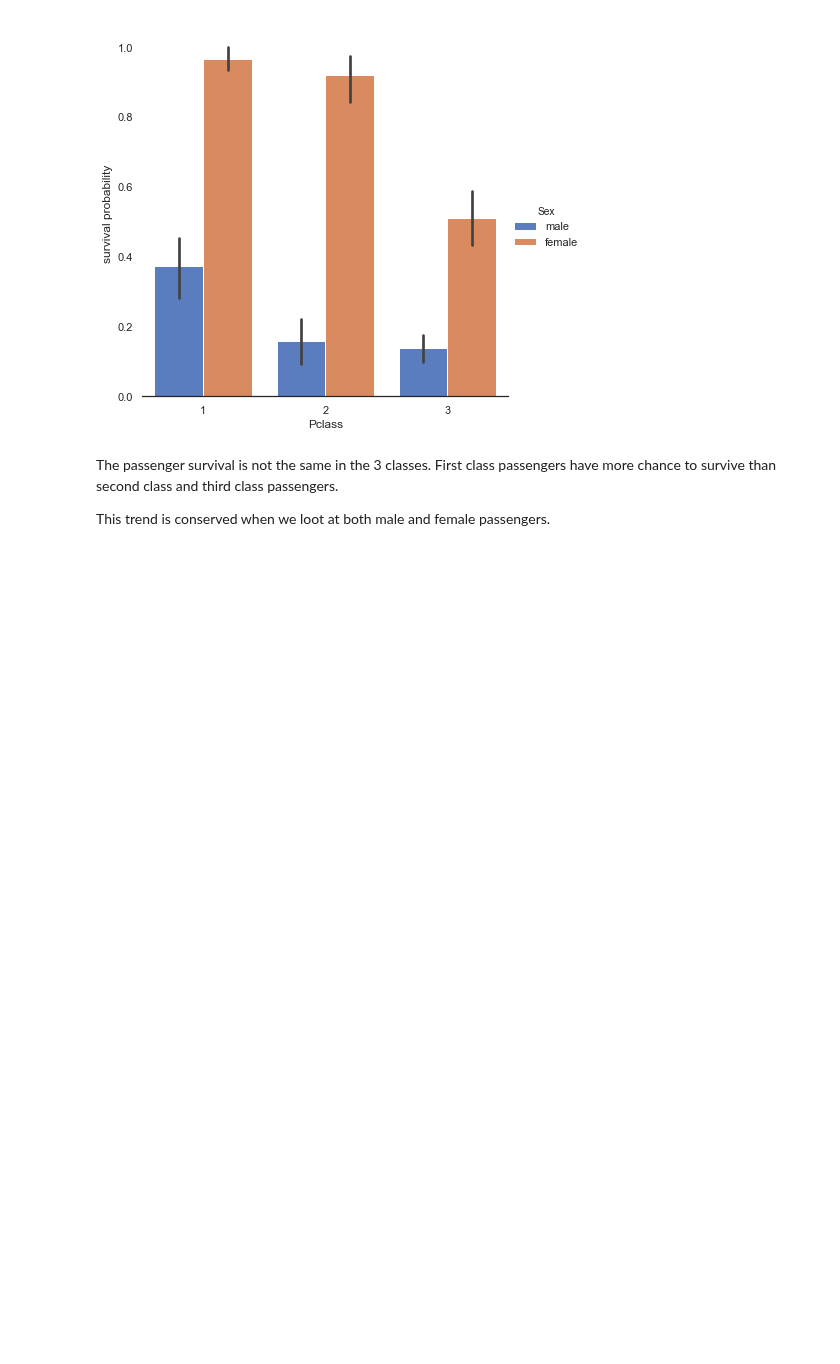
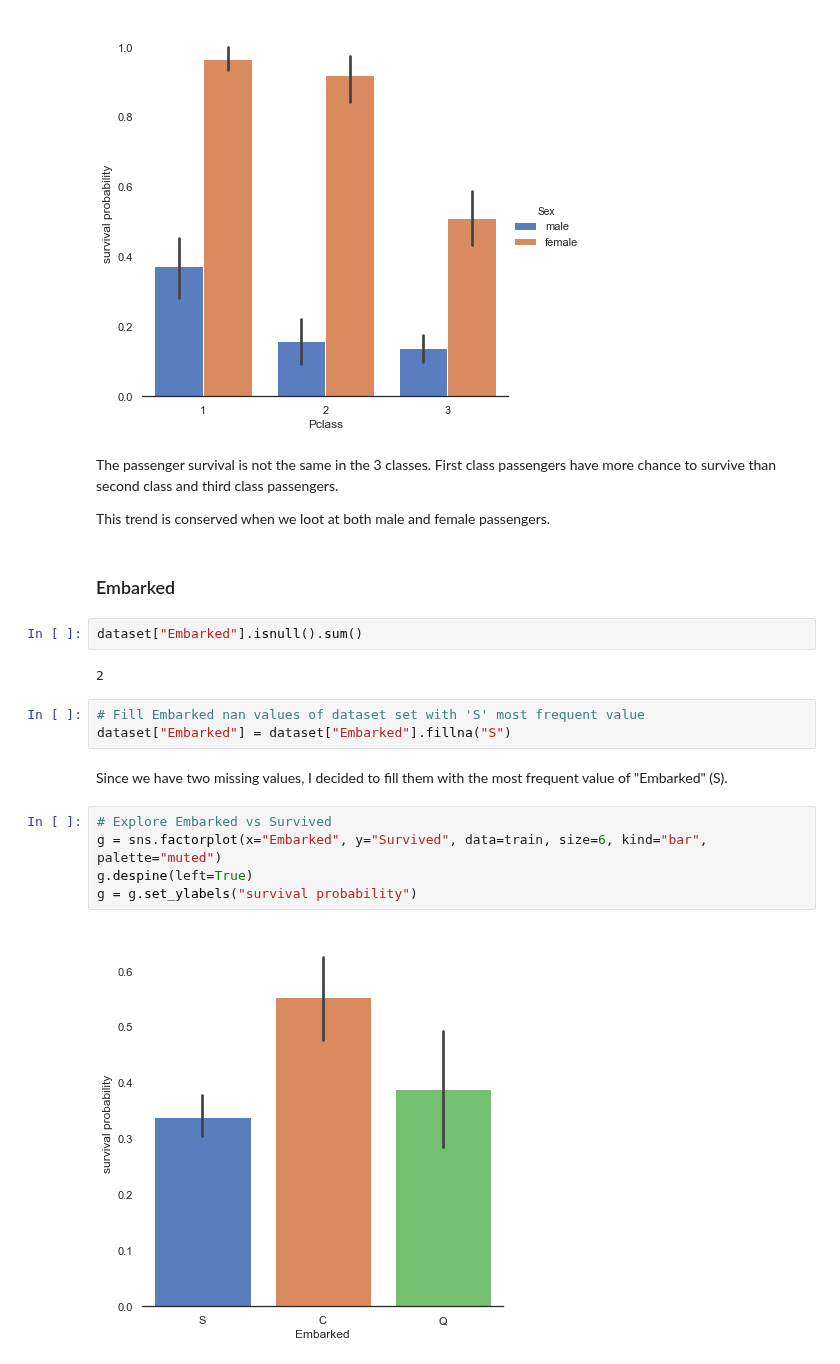
Before and after one commit to JohnHeo04/Day_by_day, a Jupyter notebook: Titanic Top 4% with ensemble modeling_2nd.ipynb, the cells around one changed output. Saved outputs shown, nothing was run; the diff lists cells and outputs as text; blank space fills up the shorter version.

```diff
--- a/Titanic Top 4% with ensemble modeling_2nd.ipynb
+++ b/Titanic Top 4% with ensemble modeling_2nd.ipynb
@@ -390,3 +390,21 @@ g = g.set_ylabels("survival probability")
 The passenger survival is not the same in the 3 classes. First class passengers have more chance to survive than second class and third class passengers.
 
 This trend is conserved when we loot at both male and female passengers.
+# %% [markdown]
+### Embarked
+# %%
+dataset["Embarked"].isnull().sum()
+# %% [output]
+2
+# %%
+# Fill Embarked nan values of dataset set with 'S' most frequent value
+dataset["Embarked"] = dataset["Embarked"].fillna("S")
+# %% [markdown]
+Since we have two missing values, I decided to fill them with the most frequent value of "Embarked" (S).
+# %%
+# Explore Embarked vs Survived
+g = sns.factorplot(x="Embarked", y="Survived", data=train, size=6, kind="bar", palette="muted")
+g.despine(left=True)
+g = g.set_ylabels("survival probability")
+# %% [output]
+[figure, added]
```
Also changed, not shown: parts of 2 cells of this notebook.
